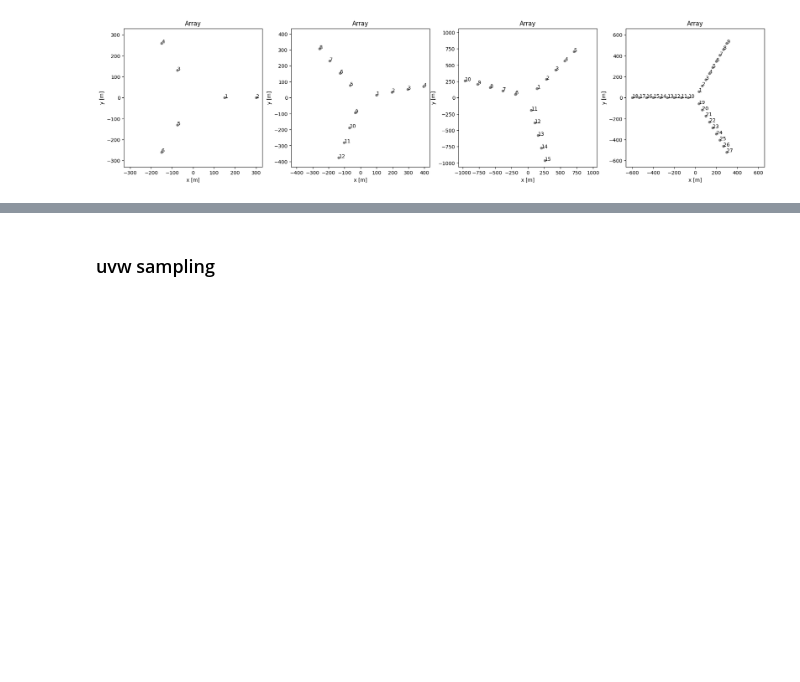
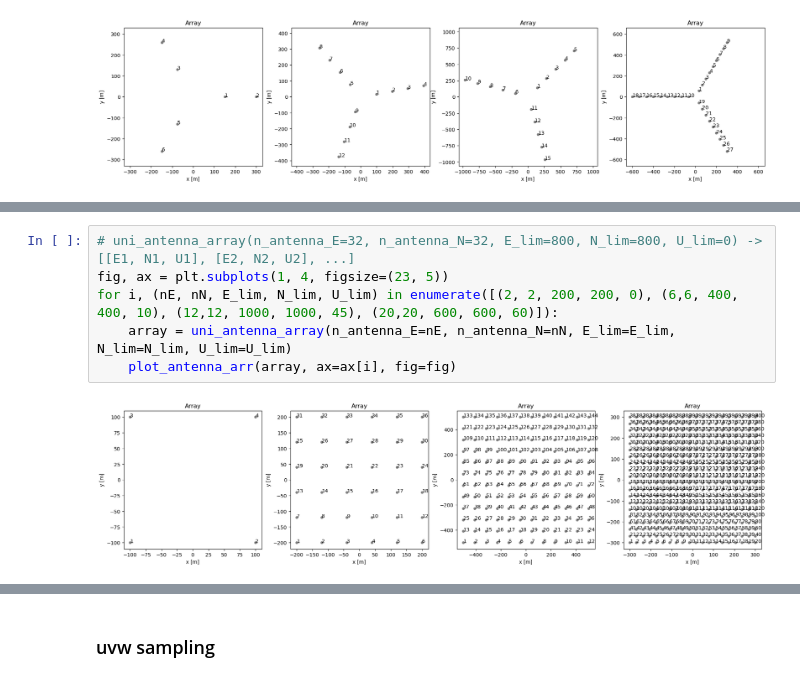
Before and after one commit to CentofantiEze/argosim, a Jupyter notebook: notebooks/test_array_functions.ipynb, the cells around one changed output, grey strips where cells are left out. Cells and saved outputs as stored; diff of their text form; blank space fills up the shorter version.

```diff
--- a/notebooks/test_array_functions.ipynb
+++ b/notebooks/test_array_functions.ipynb
@@ -42,3 +42,11 @@ for i, (n, E_lim, N_lim, U_lim) in enumerate([(5, 300, 300, 0), (12, 400, 400, 1
+# %%
+# uni_antenna_array(n_antenna_E=32, n_antenna_N=32, E_lim=800, N_lim=800, U_lim=0) -> [[E1, N1, U1], [E2, N2, U2], ...]
+fig, ax = plt.subplots(1, 4, figsize=(23, 5))
+for i, (nE, nN, E_lim, N_lim, U_lim) in enumerate([(2, 2, 200, 200, 0), (6,6, 400, 400, 10), (12,12, 1000, 1000, 45), (20,20, 600, 600, 60)]):
+    array = uni_antenna_array(n_antenna_E=nE, n_antenna_N=nN, E_lim=E_lim, N_lim=N_lim, U_lim=U_lim)
+    plot_antenna_arr(array, ax=ax[i], fig=fig)
+# %% [output]
+[figure, added]
 # %%
 # Combined arrays
 array_y = y_antenna_arr(n_antenna=3, r=1000, alpha=13)
```
Also changed, not shown: parts of 6 cells of this notebook, 2 other files.
